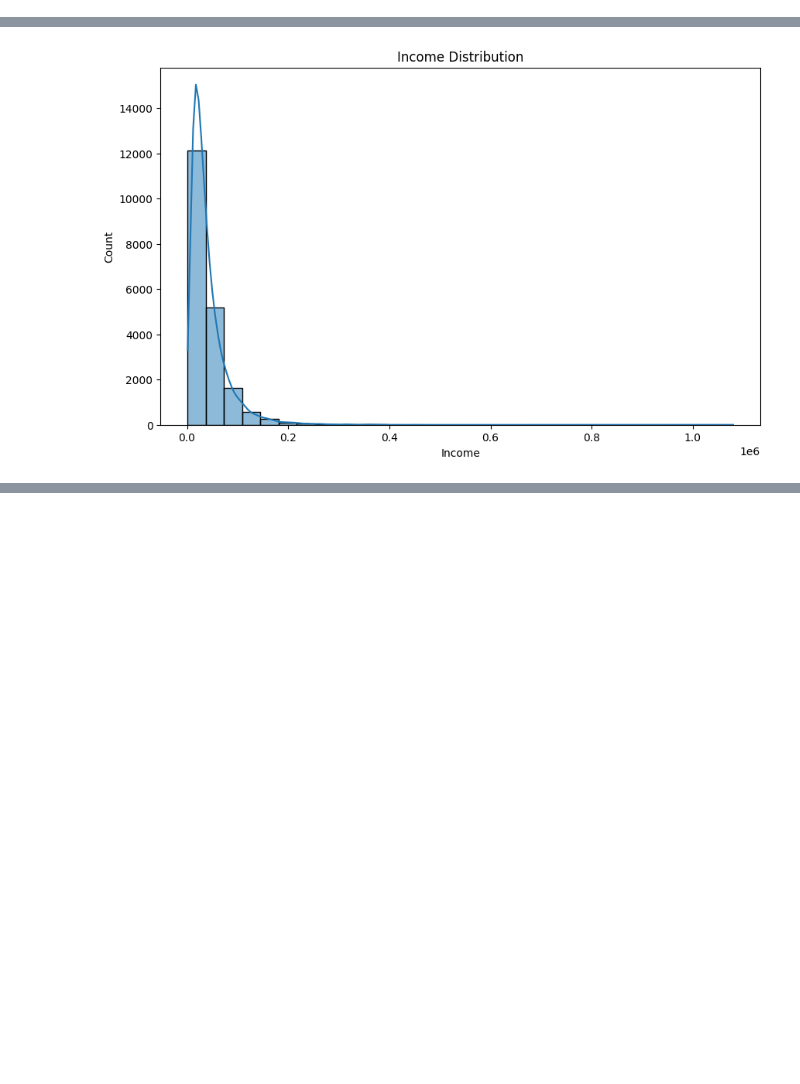
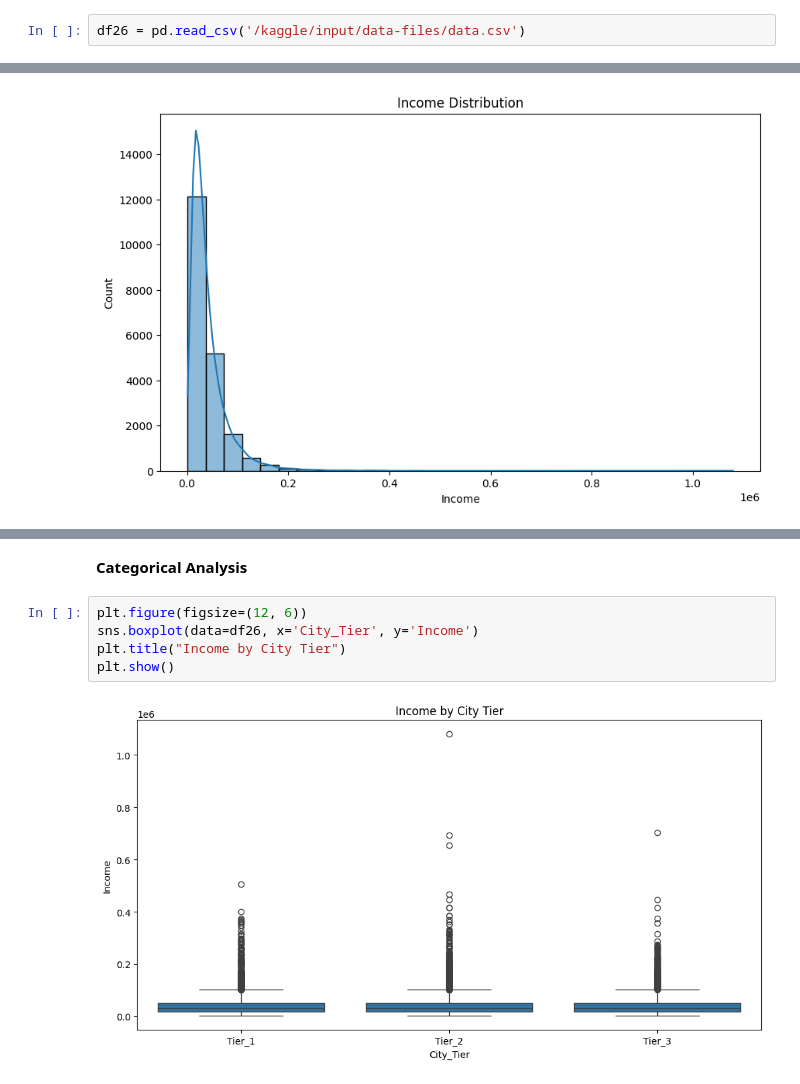
Before and after one commit to victormuuo07/PennyPal-System, a Jupyter notebook: pennypal-system.ipynb, the cells around one changed output, grey strips where cells are left out. Drawn from its saved outputs; the diff is of its cells as text; blank space fills up the shorter version.

Commit message:
Kaggle Notebook | PennyPal System | Version 17

```diff
--- a/pennypal-system.ipynb
+++ b/pennypal-system.ipynb
@@ -68,6 +68,8 @@ df29 = pd.read_csv('/kaggle/input/data-files/credit.csv')
 df30 = pd.read_csv('/kaggle/input/data-files/creditcard_2023.csv')
 df31 = pd.read_csv('/kaggle/input/data-files/fraudTrain.csv')
 df32 = pd.read_csv('/kaggle/input/data-files/bank-additional-full.csv')
+# %%
+df26 = pd.read_csv('/kaggle/input/data-files/data.csv')
 # %%
 print(df1.shape)
 print(df1.info())
@@ -1759,0 +1811,9 @@ plt.show()
+# %% [markdown]
+**Categorical Analysis**
+# %%
+plt.figure(figsize=(12, 6))
+sns.boxplot(data=df26, x='City_Tier', y='Income')
+plt.title("Income by City Tier")
+plt.show()
+# %% [output]
+[figure, added]
```
Also changed, not shown: parts of 50 cells of this notebook.
